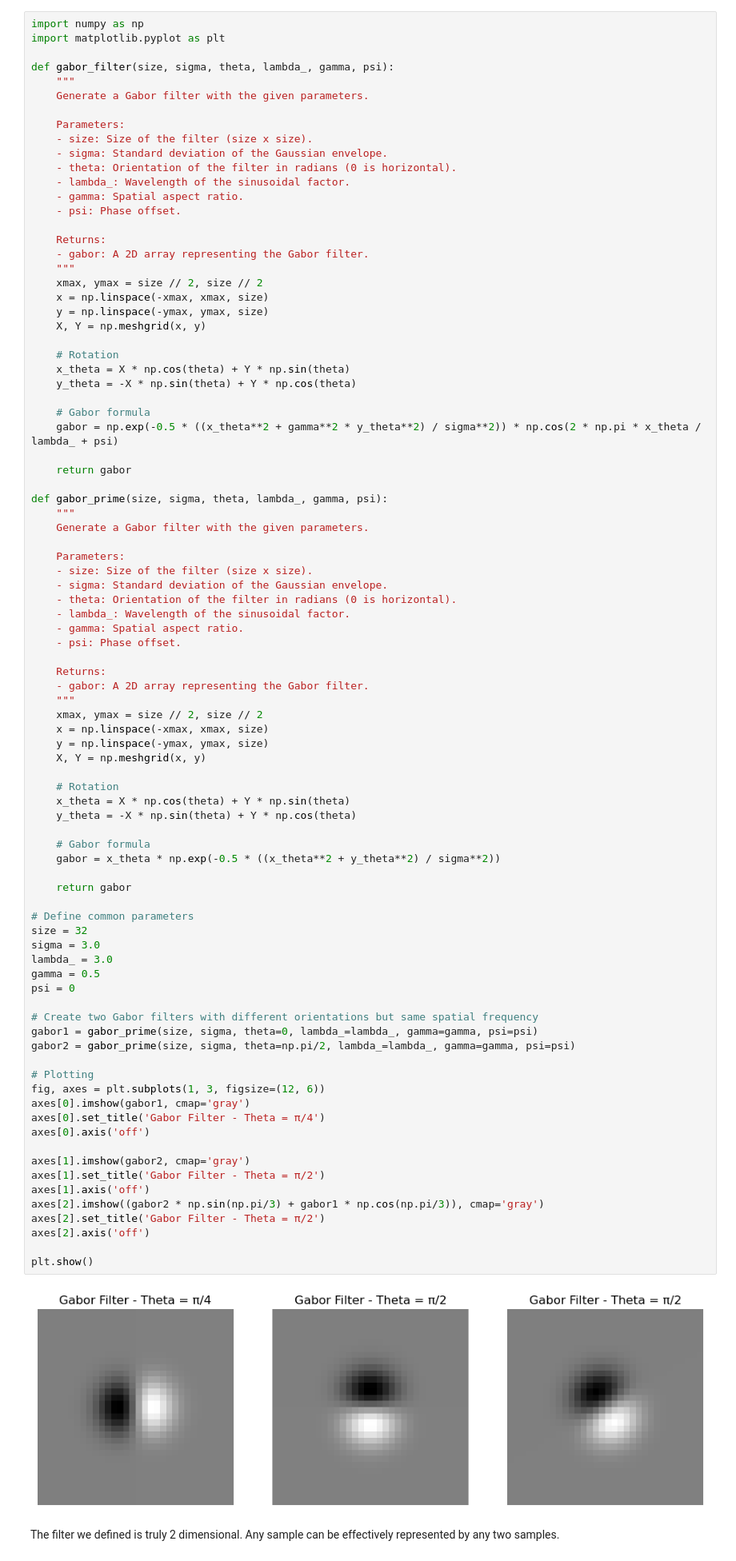
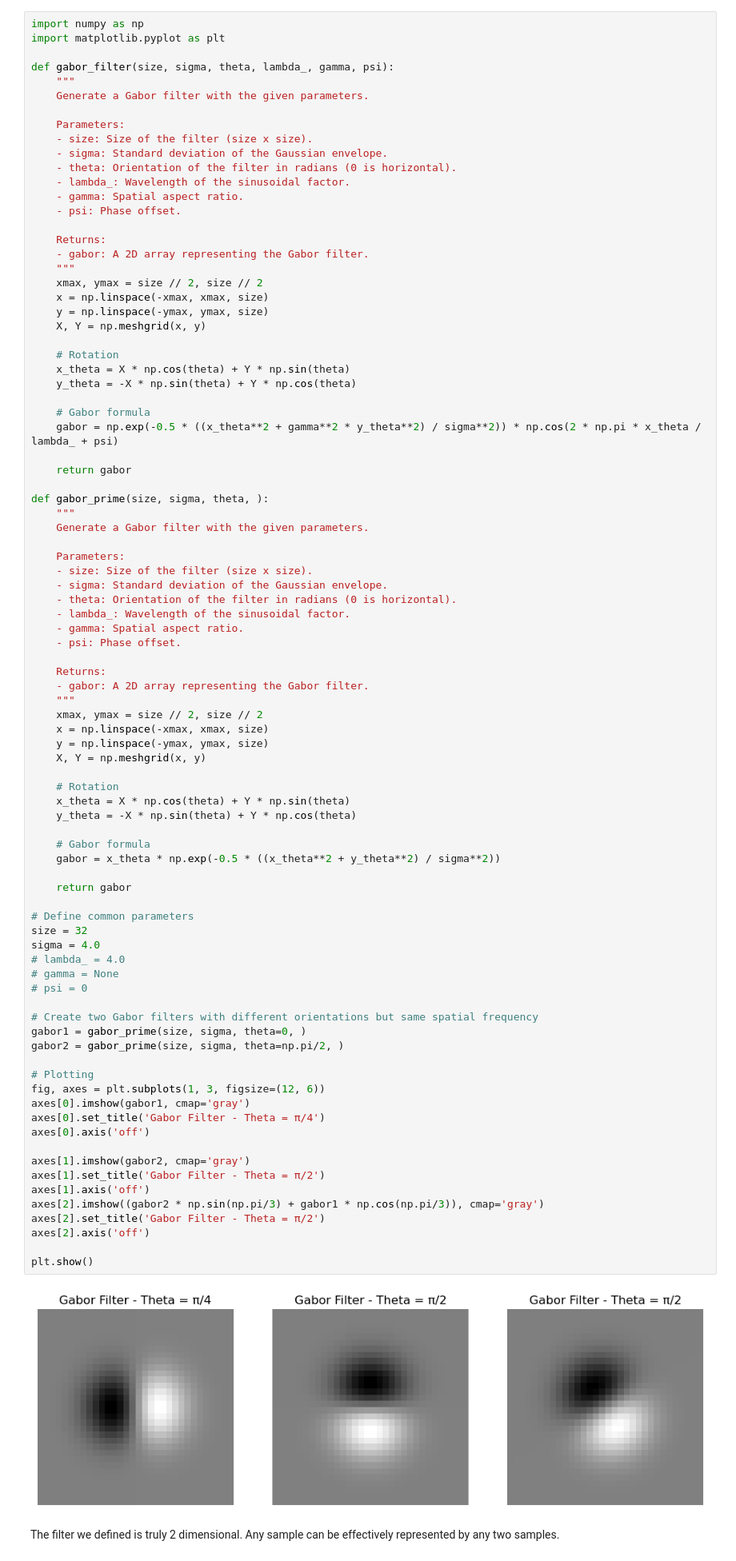
Before and after one commit to Animadversio/DiffusionMemorization, a Jupyter notebook: notebooks/score_Gabor_dataset.ipynb, the cells around one changed output. Shown at 80% size. Cells and saved outputs as stored; diff of their text form.

```diff
--- a/notebooks/score_Gabor_dataset.ipynb
+++ b/notebooks/score_Gabor_dataset.ipynb
@@ -35,7 +35,7 @@ def gabor_filter(size, sigma, theta, lambda_, gamma, psi):
 
     return gabor
 
-def gabor_prime(size, sigma, theta, lambda_, gamma, psi):
+def gabor_prime(size, sigma, theta, ):
     """
     Generate a Gabor filter with the given parameters.
 
@@ -57,40 +57,40 @@ def gabor_prime(size, sigma, theta, lambda_, gamma, psi):
 
     # Rotation
     x_theta = X * np.cos(theta) + Y * np.sin(theta)
     y_theta = -X * np.sin(theta) + Y * np.cos(theta)
 
     # Gabor formula
     gabor = x_theta * np.exp(-0.5 * ((x_theta**2 + y_theta**2) / sigma**2))
 
     return gabor
 
 # Define common parameters
 size = 32
-sigma = 3.0
-lambda_ = 3.0
-gamma = 0.5
-psi = 0
+sigma = 4.0
+# lambda_ = 4.0
+# gamma = None
+# psi = 0
 
 # Create two Gabor filters with different orientations but same spatial frequency
-gabor1 = gabor_prime(size, sigma, theta=0, lambda_=lambda_, gamma=gamma, psi=psi)
-gabor2 = gabor_prime(size, sigma, theta=np.pi/2, lambda_=lambda_, gamma=gamma, psi=psi)
+gabor1 = gabor_prime(size, sigma, theta=0, )
+gabor2 = gabor_prime(size, sigma, theta=np.pi/2, )
 
 # Plotting
 fig, axes = plt.subplots(1, 3, figsize=(12, 6))
 axes[0].imshow(gabor1, cmap='gray')
 axes[0].set_title('Gabor Filter - Theta = π/4')
 axes[0].axis('off')
 
 axes[1].imshow(gabor2, cmap='gray')
 axes[1].set_title('Gabor Filter - Theta = π/2')
 axes[1].axis('off')
 axes[2].imshow((gabor2 * np.sin(np.pi/3) + gabor1 * np.cos(np.pi/3)), cmap='gray')
 axes[2].set_title('Gabor Filter - Theta = π/2')
 axes[2].axis('off')
 
 plt.show()
 # %% [output]
-[figure, old version]
+[figure, new version]
 # %% [markdown]
 The filter we defined is truly 2 dimensional. Any sample can be effectively represented by any two samples.
 # %%
```
Also changed, not shown: parts of 6 cells of this notebook, 2 other files.
